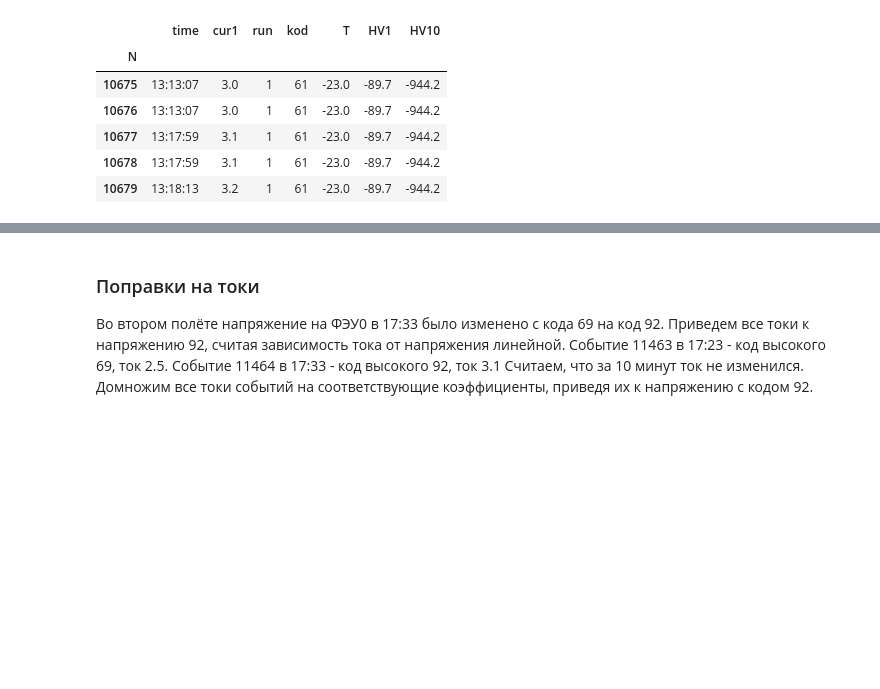
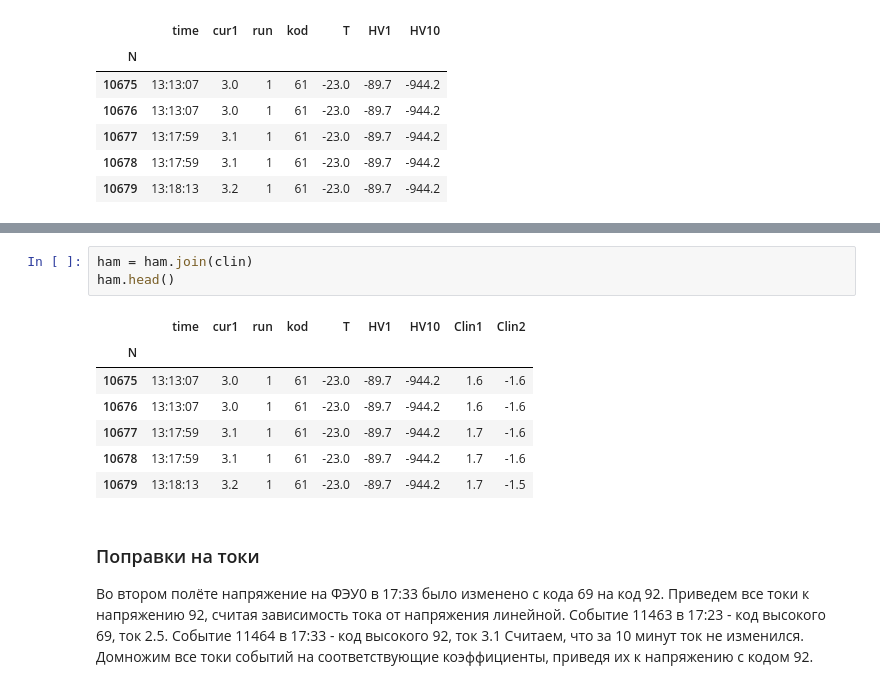
Before and after one commit to bonvech/Sphere, a Jupyter notebook: Data2013/currents/Hamamatsu_2013.ipynb, the cells around one changed output, grey strips where cells are left out. Cells and saved outputs as stored; diff of their text form; blank space fills up the shorter version.

```diff
--- a/Data2013/currents/Hamamatsu_2013.ipynb
+++ b/Data2013/currents/Hamamatsu_2013.ipynb
@@ -90,3 +106,14 @@ ham.head()
+# %%
+ham = ham.join(clin)
+ham.head()
+# %% [output]
+|  | time | cur1 | run | kod | T | HV1 | HV10 | Clin1 | Clin2 |
+| N |  |  |  |  |  |  |  |  |  |
+| 10675 | 13:13:07 | 3.0 | 1 | 61 | -23.0 | -89.7 | -944.2 | 1.6 | -1.6 |
+| 10676 | 13:13:07 | 3.0 | 1 | 61 | -23.0 | -89.7 | -944.2 | 1.6 | -1.6 |
+| 10677 | 13:17:59 | 3.1 | 1 | 61 | -23.0 | -89.7 | -944.2 | 1.7 | -1.6 |
+| 10678 | 13:17:59 | 3.1 | 1 | 61 | -23.0 | -89.7 | -944.2 | 1.7 | -1.6 |
+| 10679 | 13:18:13 | 3.2 | 1 | 61 | -23.0 | -89.7 | -944.2 | 1.7 | -1.5 |
 # %% [markdown]
 ### Поправки на токи
 
```
Also changed, not shown: parts of 6 cells of this notebook.
